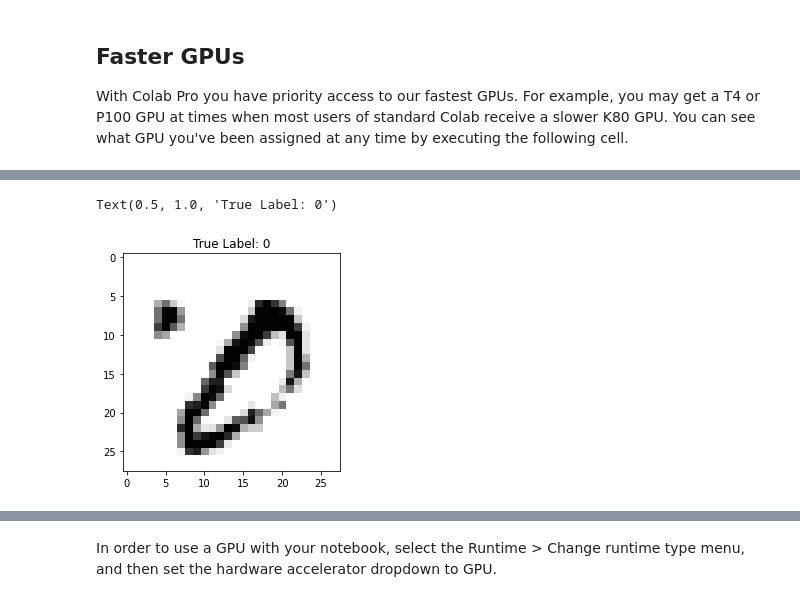
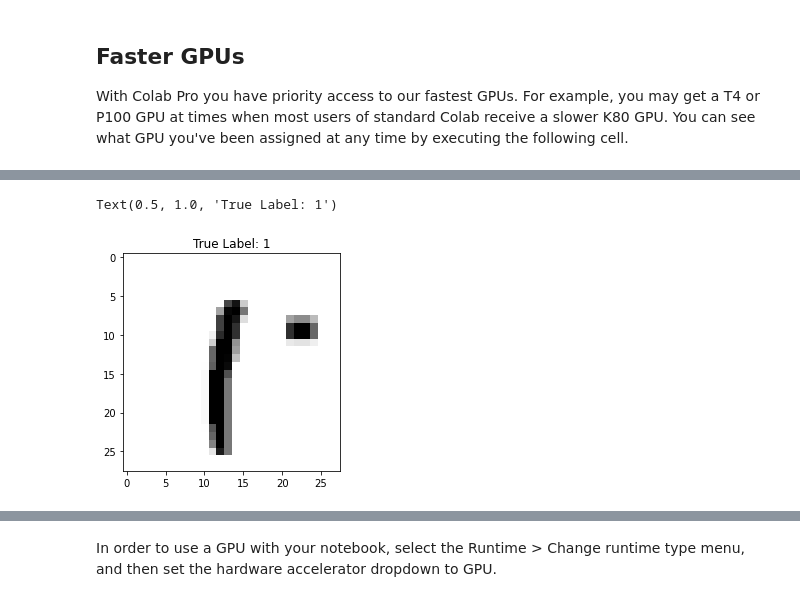
Before and after one commit to caperock/BenchmarkDeepLearning, a Jupyter notebook: Adversarial_MNIST.ipynb, the cells around one changed output, grey strips where cells are left out. Drawn from its saved outputs; the diff is of its cells as text; code cells hidden in the pictures.

```diff
--- a/Adversarial_MNIST.ipynb
+++ b/Adversarial_MNIST.ipynb
@@ -83,11 +84,11 @@ Train Err       Train Loss      Test Err        Test Loss
 # %%
 import matplotlib.pyplot as plt
-X_test = (test_loader.dataset.test_data.float()/255).view(len(test_loader.dataset),-1)
-y_test = test_loader.dataset.test_labels
+X_test = (test_loader.dataset.data.float()/255).view(len(test_loader.dataset),-1)
+y_test = test_loader.dataset.targets
 yp = model(X_test)[:,0]
 idx = (yp > 0) * (y_test == 0) + (yp < 0) * (y_test == 1)
 plt.imshow(1-X_test[idx][0].view(28,28).numpy(), cmap="gray")
-plt.title("True Label: {}".format(y_test[idx].item()))
+plt.title("True Label: {}".format(y_test[idx][0].item()))
 # %% [output]
-Text(0.5, 1.0, 'True Label: 0')
+Text(0.5, 1.0, 'True Label: 1')
-[figure, old version]
+[figure, new version]
```
Also changed, not shown: parts of 5 cells of this notebook.
